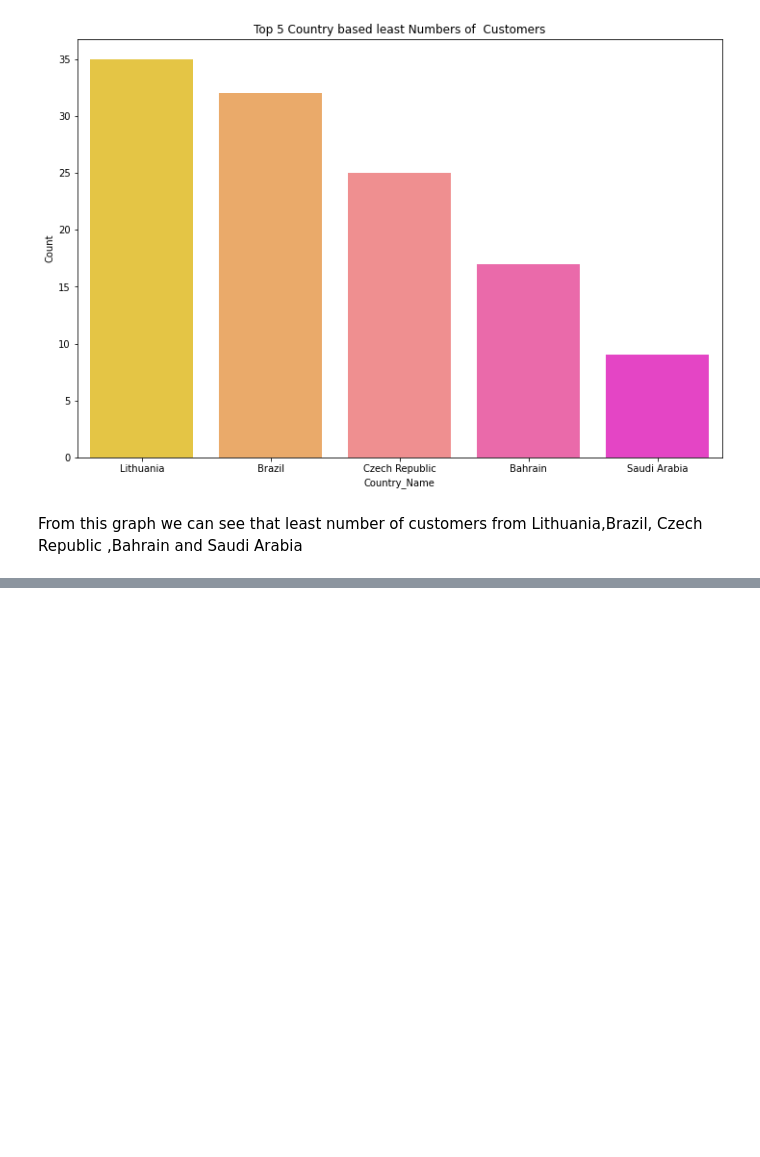
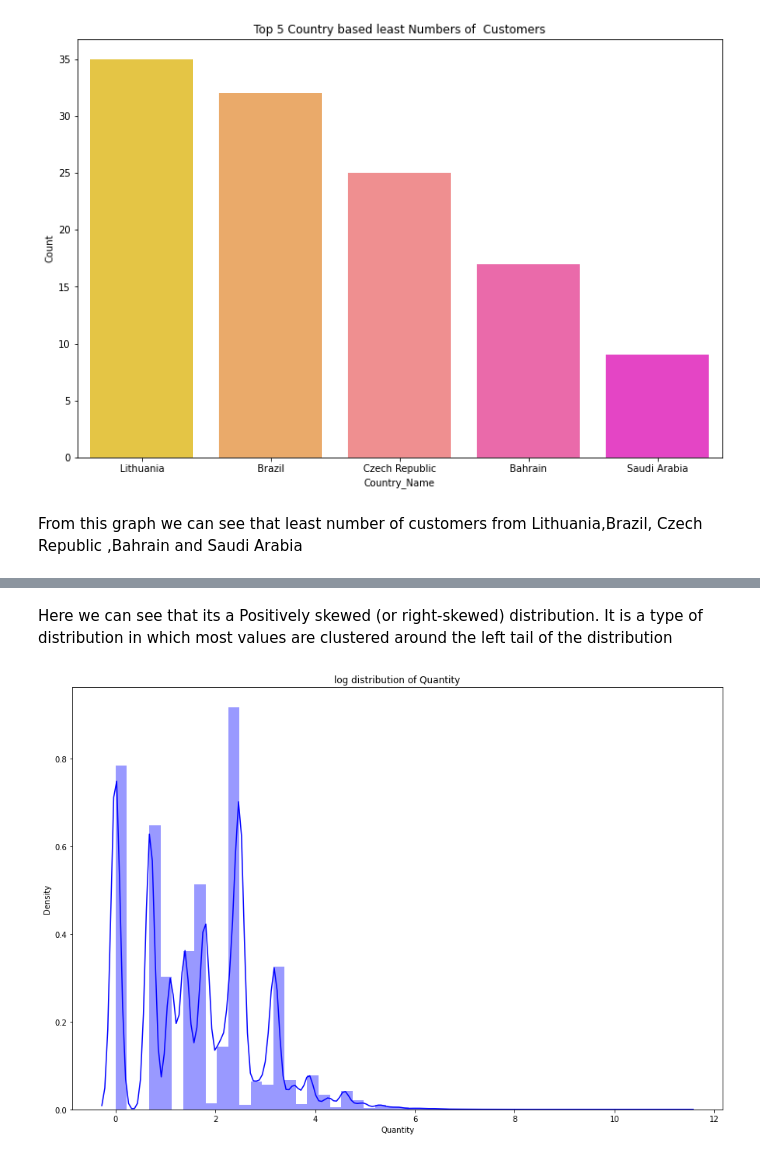
Before and after one commit to Tanushri920/Online-Retail-Customer-Segmentation, a Jupyter notebook: Online_Retail_Customer_Segmentation_Capstone_Project.ipynb, the cells around one changed output, grey strips where cells are left out. Drawn from its saved outputs; the diff is of its cells as text; code cells hidden in the pictures; blank space fills up the shorter version.

```diff
--- a/Online_Retail_Customer_Segmentation_Capstone_Project.ipynb
+++ b/Online_Retail_Customer_Segmentation_Capstone_Project.ipynb
@@ -371,0 +381,9 @@ From this graph we can see that least number of customers from Lithuania,Brazil,
+# %% [markdown]
+Here we can see that its a Positively skewed (or right-skewed) distribution. It is a type of distribution in which most values are clustered around the left tail of the distribution
+# %%
+#transforming skewed distribution to symmetrical distribution
+plt.figure(figsize=(15,10))
+plt.title('log distribution of Quantity')
+sns.distplot(np.log(df['Quantity']),color="b");
+# %% [output]
+[figure, added]
```
Also changed, not shown: parts of 24 cells of this notebook.
